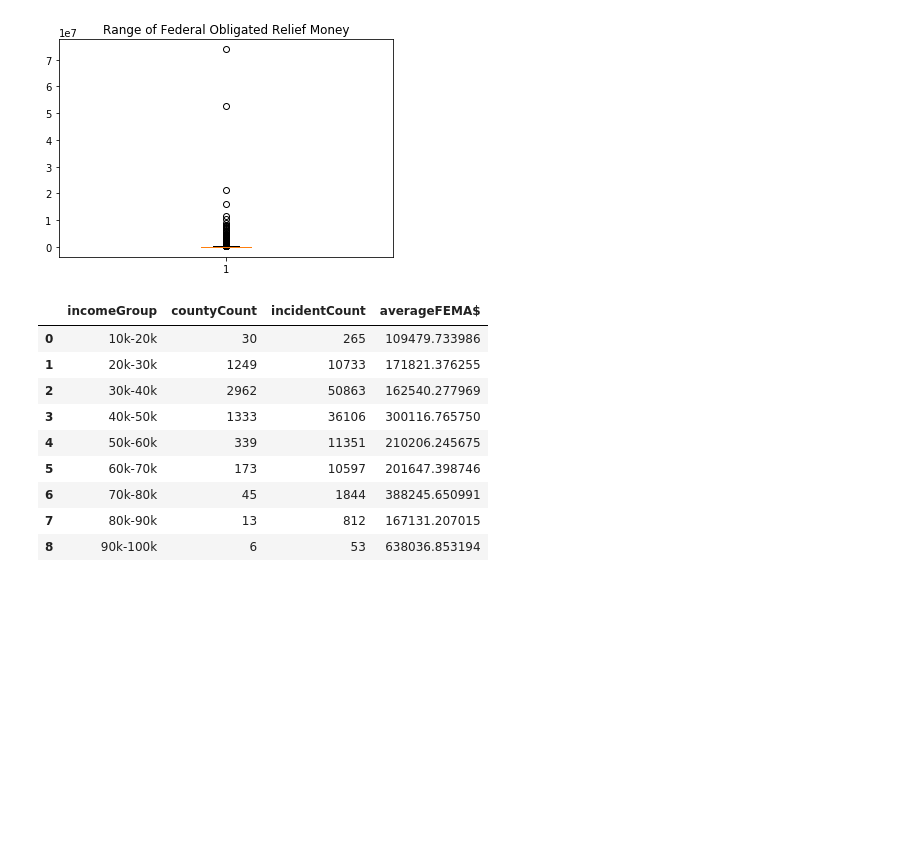
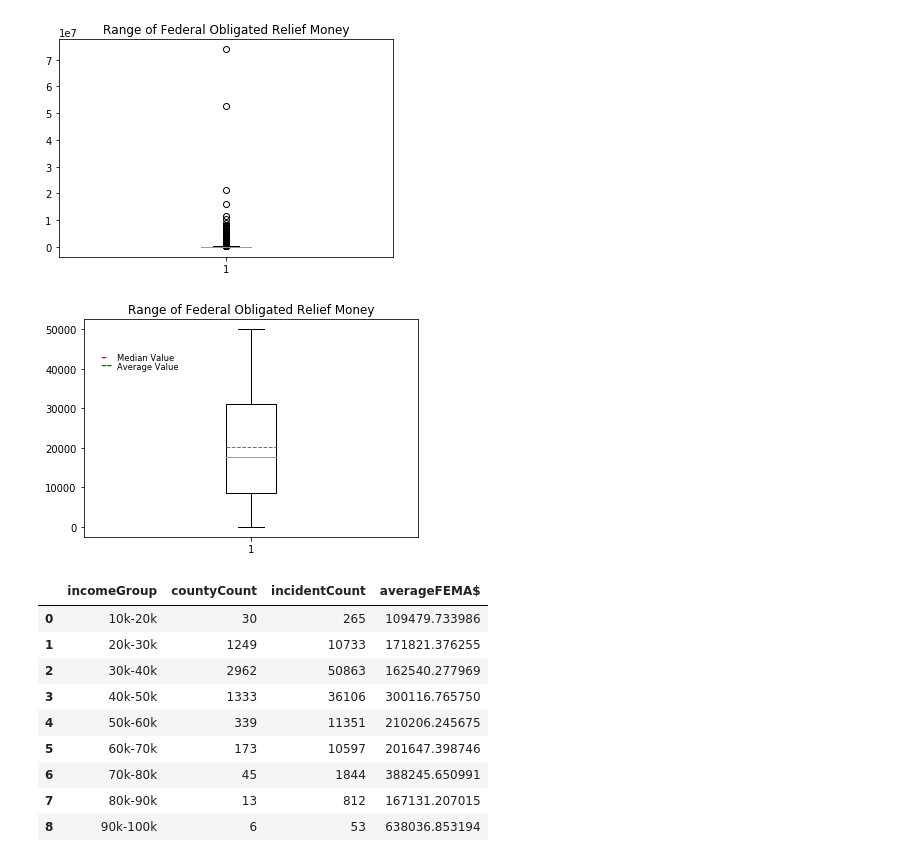
Before and after one commit to chunwong7/Project_1, a Jupyter notebook: SAPIE_analysis.ipynb, the cells around one changed output. Drawn from its saved outputs; the diff is of its cells as text; code cells hidden in the pictures; blank space fills up the shorter version.

```diff
--- a/SAPIE_analysis.ipynb
+++ b/SAPIE_analysis.ipynb
@@ -96,6 +100,19 @@ plt.savefig('plots/fema$range.png')
 plt.show()
 # %% [output]
 [figure]
+# %%
+#Box Plot w/o 2 greatest values
+merged_noOutliers = merged[merged['FEMA$'] < 5.0e+04]
+plt.boxplot(merged_noOutliers['FEMA$'], showmeans=True, meanline=True)
+plt.title('Range of Federal Obligated Relief Money')
+plt.text(.55, 40000, '--', color='green', weight='roman', size='xx-large')
+plt.text(.6, 40000, 'Average Value', color='black', weight='roman', size='small')
+plt.text(.55, 42100, '-', color='red', weight='roman', size='xx-large')
+plt.text(.6, 42100, 'Median Value', color='black', weight='roman', size='small')
+plt.savefig('plots/femarange_noOutliers.png')
+plt.show()
+# %% [output]
+[figure, added]
 # %%
 #Group by income group
 incomegroup = merged.groupby('incomeGroup')
```
Also changed, not shown: parts of 2 cells of this notebook, 3 other files.
